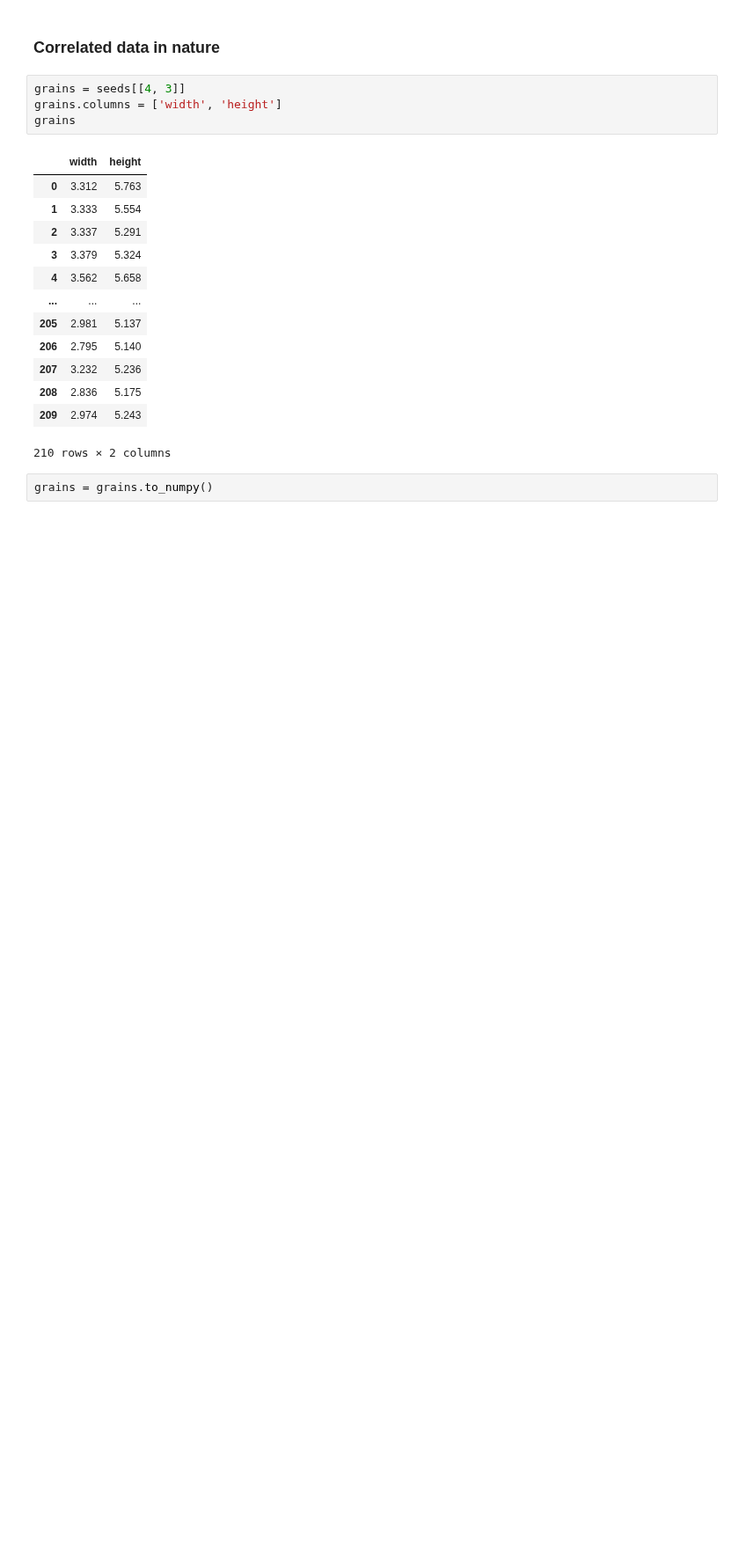
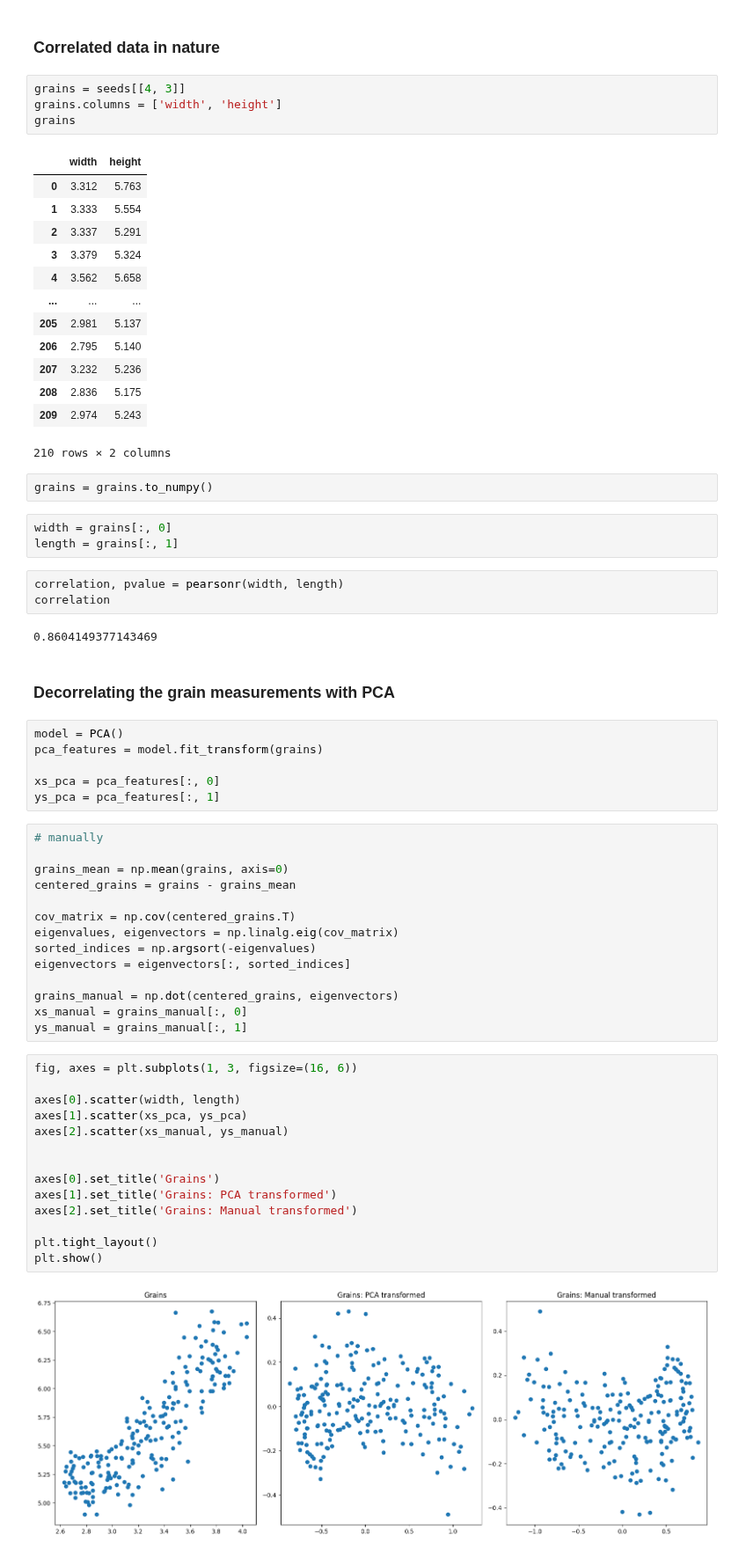
Before and after one commit to PaulToronto/DataCamp-Track---Machine-Learning-Scientist-in-Python, a Jupyter notebook: 3_3_Unsupervised_Learning_in_Python_Decorrelating_Your_Data_and_Dimension_Reduction.ipynb, the cells around one changed output. Shown at 88% size. Drawn from its saved outputs; the diff is of its cells as text; blank space fills up the shorter version.

```diff
--- a/3_3_Unsupervised_Learning_in_Python_Decorrelating_Your_Data_and_Dimension_Reduction.ipynb
+++ b/3_3_Unsupervised_Learning_in_Python_Decorrelating_Your_Data_and_Dimension_Reduction.ipynb
@@ -269,3 +350,49 @@ grains
 210 rows × 2 columns
 # %%
 grains = grains.to_numpy()
+# %%
+width = grains[:, 0]
+length = grains[:, 1]
+# %%
+correlation, pvalue = pearsonr(width, length)
+correlation
+# %% [output]
+0.8604149377143469
+# %% [markdown]
+### Decorrelating the grain measurements with PCA
+# %%
+model = PCA()
+pca_features = model.fit_transform(grains)
+
+xs_pca = pca_features[:, 0]
+ys_pca = pca_features[:, 1]
+# %%
+# manually
+
+grains_mean = np.mean(grains, axis=0)
+centered_grains = grains - grains_mean
+
+cov_matrix = np.cov(centered_grains.T)
+eigenvalues, eigenvectors = np.linalg.eig(cov_matrix)
+sorted_indices = np.argsort(-eigenvalues)
+eigenvectors = eigenvectors[:, sorted_indices]
+
+grains_manual = np.dot(centered_grains, eigenvectors)
+xs_manual = grains_manual[:, 0]
+ys_manual = grains_manual[:, 1]
+# %%
+fig, axes = plt.subplots(1, 3, figsize=(16, 6))
+
+axes[0].scatter(width, length)
+axes[1].scatter(xs_pca, ys_pca)
+axes[2].scatter(xs_manual, ys_manual)
+
+
+axes[0].set_title('Grains')
+axes[1].set_title('Grains: PCA transformed')
+axes[2].set_title('Grains: Manual transformed')
+
+plt.tight_layout()
+plt.show()
+# %% [output]
+[figure, added]
```
Also changed, not shown: parts of 53 cells of this notebook.
